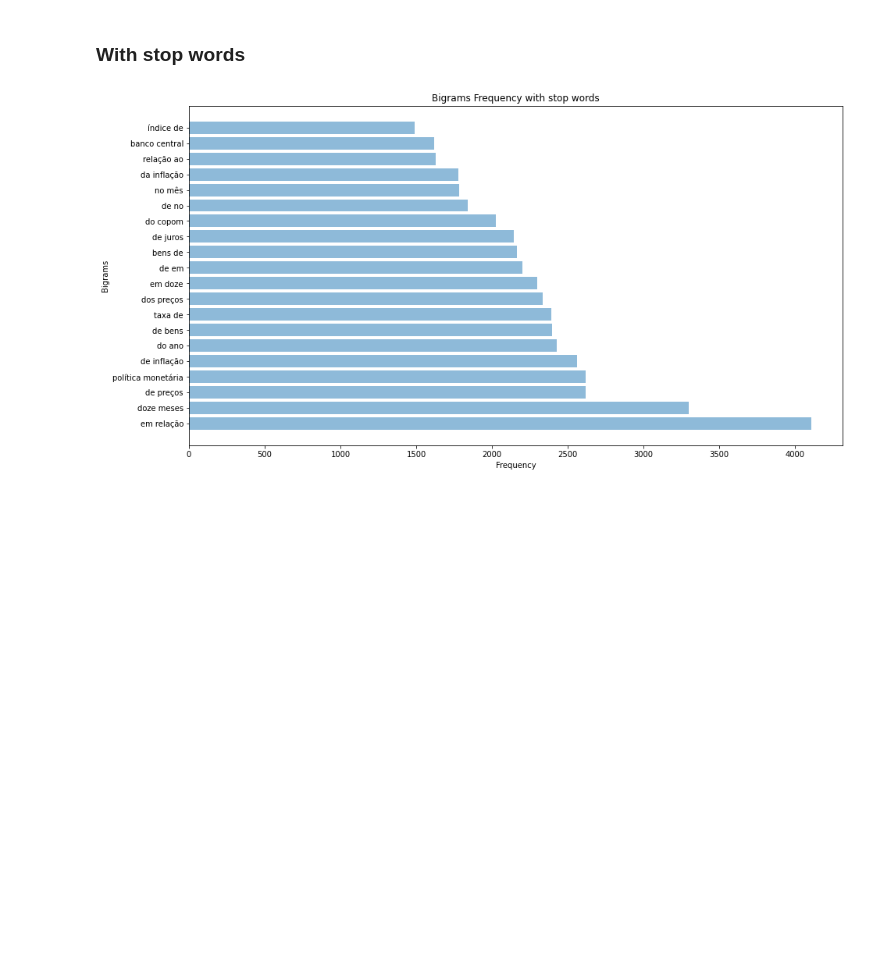
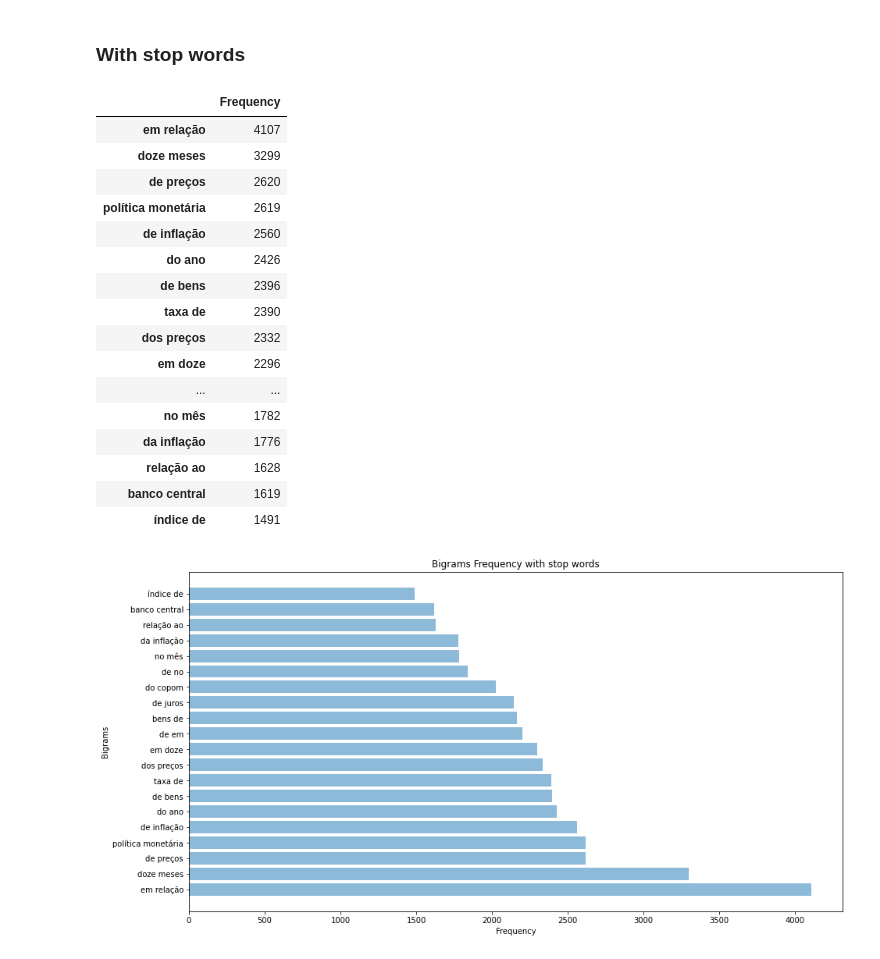
Before and after one commit to ajdavidl/corpus-atas-copom, a Jupyter notebook: notebooks/corpus-exploration-in-python.ipynb, the cells around one changed output. Cells and saved outputs as stored; diff of their text form; code cells hidden in the pictures; blank space fills up the shorter version.

```diff
--- a/notebooks/corpus-exploration-in-python.ipynb
+++ b/notebooks/corpus-exploration-in-python.ipynb
@@ -191,6 +251,26 @@ for i in range(numberOfBigrams):
     aux = bigramsFreq[i]
     objects.append(aux[0])
     performance.append(aux[1])
+# %%
+pd.Series(performance, index = objects, name = "Frequency").to_frame()
+# %% [output]
+|  | Frequency |
+| em relação | 4107 |
+| doze meses | 3299 |
+| de preços | 2620 |
+| política monetária | 2619 |
+| de inflação | 2560 |
+| do ano | 2426 |
+| de bens | 2396 |
+| taxa de | 2390 |
+| dos preços | 2332 |
+| em doze | 2296 |
+| ... | ... |
+| no mês | 1782 |
+| da inflação | 1776 |
+| relação ao | 1628 |
+| banco central | 1619 |
+| índice de | 1491 |
 # %%
 plt.barh(yPos, performance, align='center', alpha=0.5)
 plt.yticks(yPos, objects)
```
Also changed, not shown: parts of 14 cells of this notebook.
